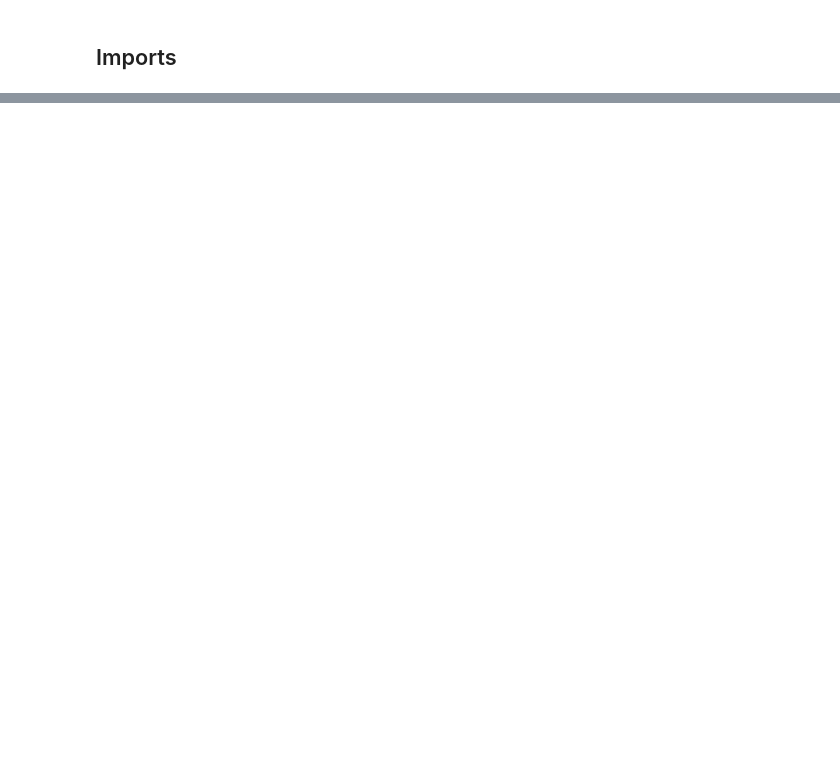
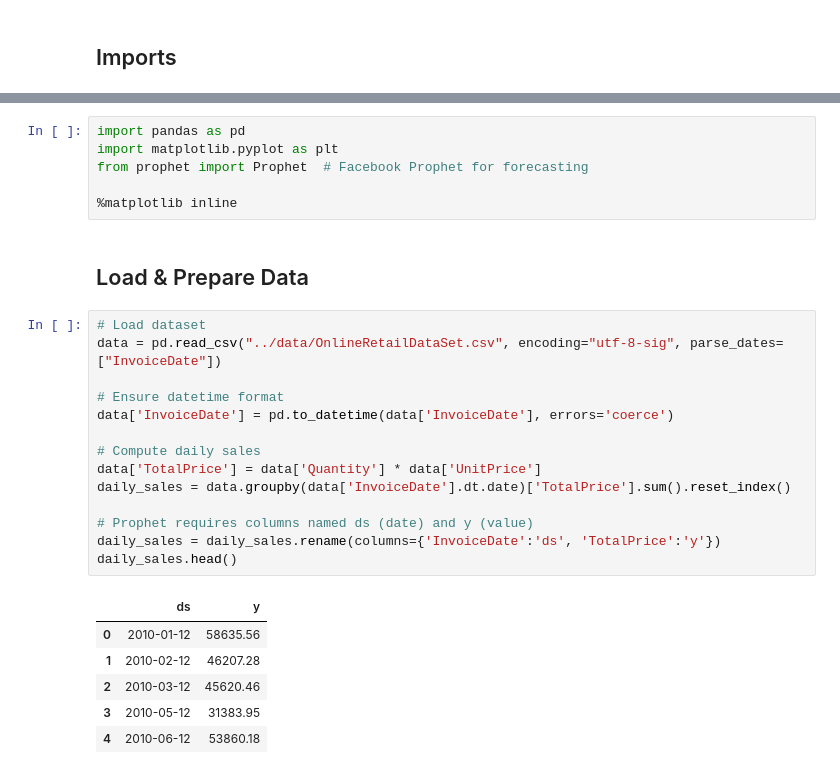
Before and after one commit to EssisDez/marketing_analytics_ai_project, a Jupyter notebook: notebooks/SalesForecasting.ipynb, the cells around one changed output, grey strips where cells are left out. Saved outputs shown, nothing was run; the diff lists cells and outputs as text; blank space fills up the shorter version.

```diff
--- a/notebooks/SalesForecasting.ipynb
+++ b/notebooks/SalesForecasting.ipynb
@@ -34,0 +25,29 @@ Successfully installed cmdstanpy-1.2.5 holidays-0.80 importlib_resources-6.5.2 p
+# %%
+import pandas as pd
+import matplotlib.pyplot as plt
+from prophet import Prophet  # Facebook Prophet for forecasting
+
+%matplotlib inline
+# %% [markdown]
+## Load & Prepare Data
+# %%
+# Load dataset
+data = pd.read_csv("../data/OnlineRetailDataSet.csv", encoding="utf-8-sig", parse_dates=["InvoiceDate"])
+
+# Ensure datetime format
+data['InvoiceDate'] = pd.to_datetime(data['InvoiceDate'], errors='coerce')
+
+# Compute daily sales
+data['TotalPrice'] = data['Quantity'] * data['UnitPrice']
+daily_sales = data.groupby(data['InvoiceDate'].dt.date)['TotalPrice'].sum().reset_index()
+
+# Prophet requires columns named ds (date) and y (value)
+daily_sales = daily_sales.rename(columns={'InvoiceDate':'ds', 'TotalPrice':'y'})
+daily_sales.head()
+# %% [output]
+|  | ds | y |
+| 0 | 2010-01-12 | 58635.56 |
+| 1 | 2010-02-12 | 46207.28 |
+| 2 | 2010-03-12 | 45620.46 |
+| 3 | 2010-05-12 | 31383.95 |
+| 4 | 2010-06-12 | 53860.18 |
```
Also changed, not shown: parts of 12 cells of this notebook, 3 other files.
